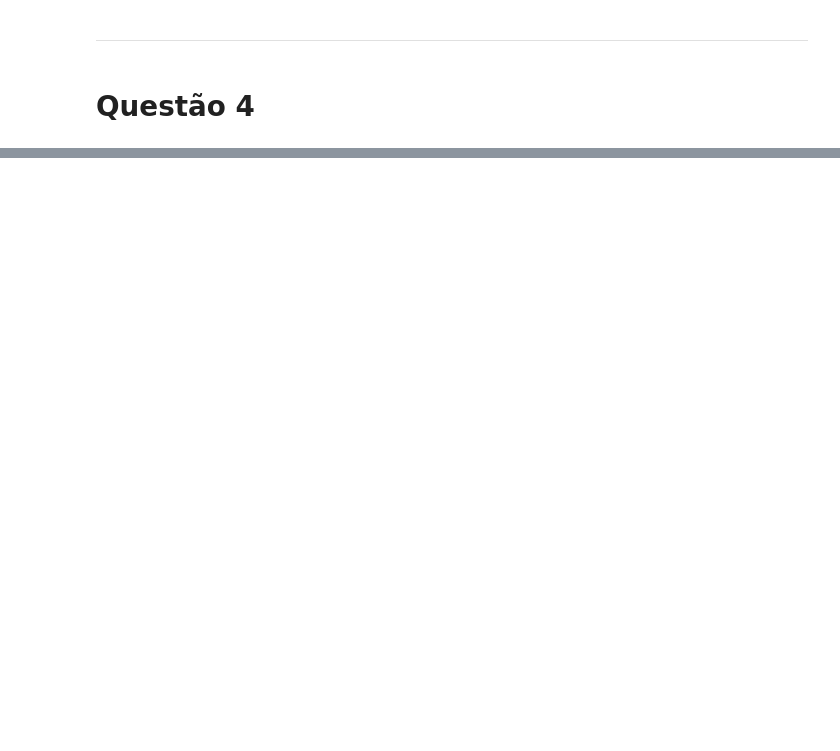
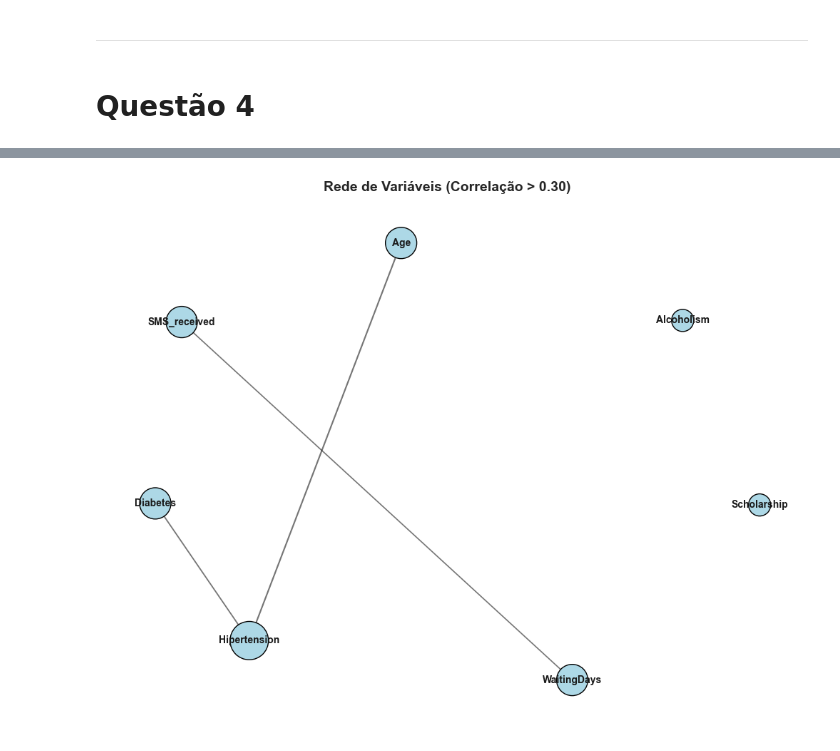
Before and after one commit to leandrowanderley/DataScience_UFAL, a Jupyter notebook: Lista 2/lista.ipynb, the cells around one changed output, grey strips where cells are left out. Saved outputs shown, nothing was run; the diff lists cells and outputs as text; code cells hidden in the pictures; blank space fills up the shorter version.

```diff
--- a/Lista 2/lista.ipynb
+++ b/Lista 2/lista.ipynb
@@ -390,0 +644,80 @@ plt.show()
+# %%
+import networkx as nx
+import pandas as pd
+import matplotlib.pyplot as plt
+
+variaveis = ['Age', 'Scholarship', 'Hipertension', 'Diabetes', 'Alcoholism', 'SMS_received', 'WaitingDays']
+df_rede = df_revisado[variaveis].copy()
+correlacao = df_rede.corr().abs()
+
+# Construir G2 (threshold 0.30)
+G = nx.Graph()
+for var in variaveis:
+    G.add_node(var)
+for i, var1 in enumerate(variaveis):
+    for j, var2 in enumerate(variaveis):
+        if i < j and correlacao.loc[var1, var2] > 0.30:
+            G.add_edge(var1, var2, weight=correlacao.loc[var1, var2])
+
+print(f"\nGrafo: {G.number_of_nodes()} nós, {G.number_of_edges()} arestas")
+
+# GRAU
+print("\n1. GRAU")
+graus = dict(G.degree())
+for var, grau in sorted(graus.items(), key=lambda x: x[1], reverse=True):
+    print(f"  {var}: {grau}")
+
+# CENTRALIDADE - BETWEENNESS (quem é "ponte" entre nós)
+print('\n2. CENTRALIDADE BETWEENNESS (Importância de "ponte")')
+betweenness = nx.betweenness_centrality(G)
+for var, valor in sorted(betweenness.items(), key=lambda x: x[1], reverse=True):
+    print(f"  {var}: {valor:.4f}")
+
+# CENTRALIDADE - CLOSENESS (quão perto de todos)
+print("\n3. CENTRALIDADE CLOSENESS (Proximidade média)")
+closeness = nx.closeness_centrality(G)
+for var, valor in sorted(closeness.items(), key=lambda x: x[1], reverse=True):
+    print(f"  {var}: {valor:.4f}")
+
+# CENTRALIDADE - EIGENVECTOR (conectado a nós importantes)
+print("\n4. CENTRALIDADE EIGENVECTOR (Conectado a nós importantes)")
+try:
+    eigenvector = nx.eigenvector_centrality(G, max_iter=1000)
+    for var, valor in sorted(eigenvector.items(), key=lambda x: x[1], reverse=True):
+        print(f"  {var}: {valor:.4f}")
+except:
+    print("  Não convergiu (rede desconectada)")
+
+# COMUNIDADES
+print("\n5. DETECÇÃO DE COMUNIDADES")
+from networkx.algorithms import community
+try:
+    comunidades = list(community.greedy_modularity_communities(G))
+    print(f"  Comunidades encontradas: {len(comunidades)}")
+    for i, com in enumerate(comunidades, 1):
+        print(f"    Comunidade {i}: {com}")
+except:
+    print("  Nenhuma comunidade detectada (rede muito pequena)")
+
+# VISUALIZAÇÃO
+print("\n6. GERANDO VISUALIZAÇÃO...")
+plt.figure(figsize=(10, 8))
+pos = nx.spring_layout(G, k=2, iterations=50, seed=42)
+
+# Desenhar nós
+node_sizes = [graus[node] * 500 + 500 for node in G.nodes()]
+nx.draw_networkx_nodes(G, pos, node_size=node_sizes, node_color='lightblue', edgecolors='black')
+
+# Desenhar arestas
+edges = G.edges()
+weights = [G[u][v]['weight'] for u, v in edges]
+nx.draw_networkx_edges(G, pos, width=[w*3 for w in weights], alpha=0.6)
+
+# Labels
+nx.draw_networkx_labels(G, pos, font_size=10, font_weight='bold')
+
+plt.title('Rede de Variáveis (Correlação > 0.30)', fontsize=14, fontweight='bold')
+plt.axis('off')
+plt.tight_layout()
+plt.show()
+# %% [output]
@@ -390,0 +741 @@ plt.show()
+[figure, added]
```
Also changed, not shown: parts of 32 cells of this notebook.
